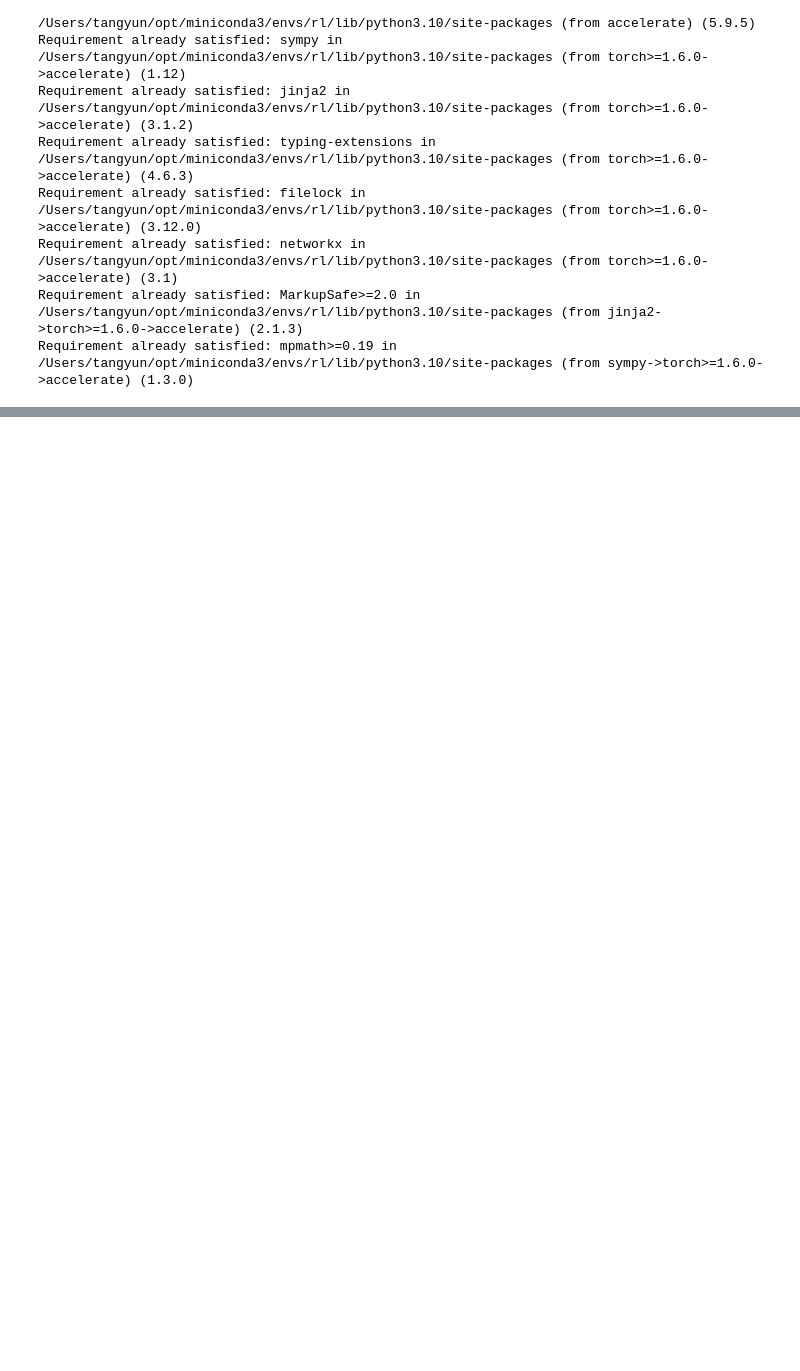
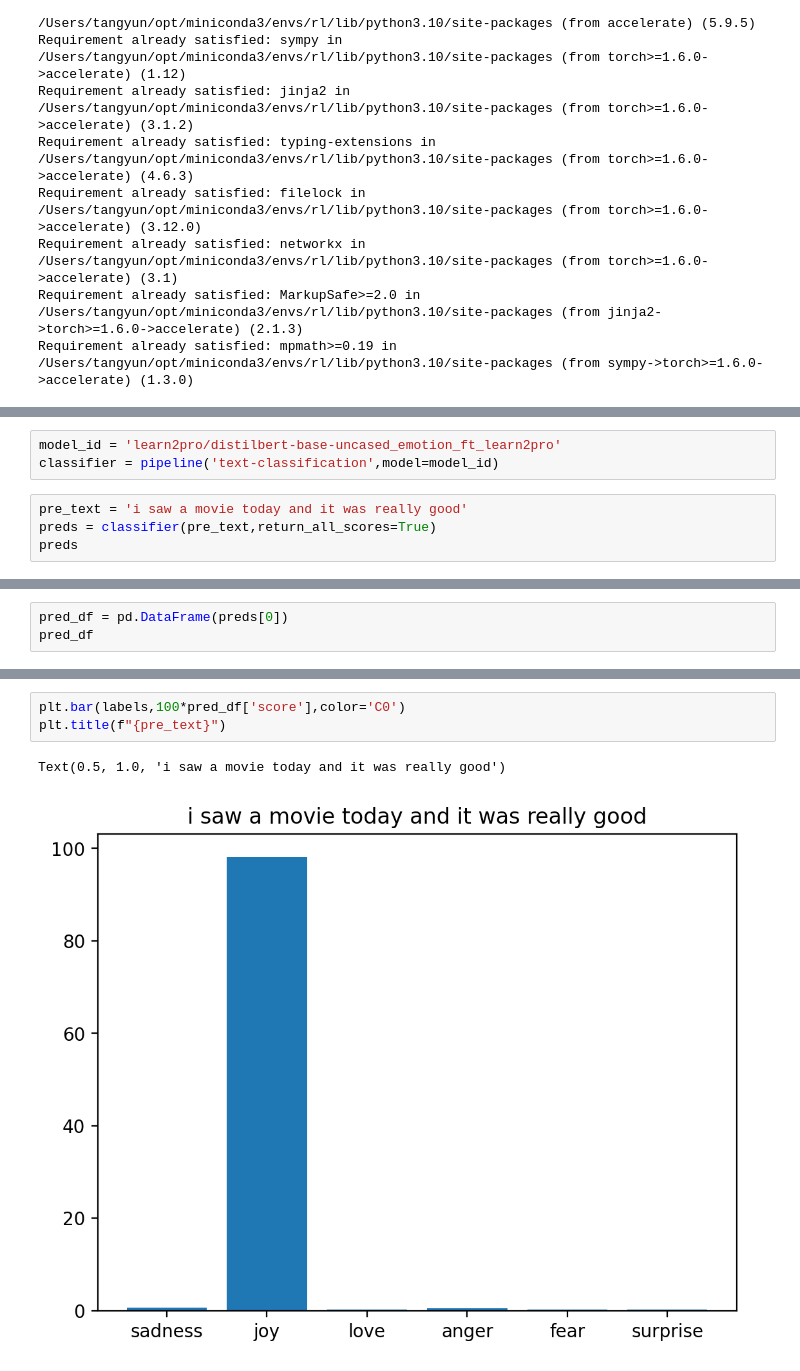
Before and after one commit to learn2Pro/rl_learning, a Jupyter notebook: llm/bert/bert_emotion.ipynb, the cells around one changed output, grey strips where cells are left out. Saved outputs shown, nothing was run; the diff lists cells and outputs as text; blank space fills up the shorter version.

```diff
--- a/llm/bert/bert_emotion.ipynb
+++ b/llm/bert/bert_emotion.ipynb
@@ -398,0 +633,7 @@ ImportError: Using the `Trainer` with `PyTorch` requires `accelerate>=0.20.1`: P
+# %%
+model_id = 'learn2pro/distilbert-base-uncased_emotion_ft_learn2pro'
+classifier = pipeline('text-classification',model=model_id)
+# %%
+pre_text = 'i saw a movie today and it was really good'
+preds = classifier(pre_text,return_all_scores=True)
+preds
@@ -398,0 +656,3 @@ ImportError: Using the `Trainer` with `PyTorch` requires `accelerate>=0.20.1`: P
+# %%
+pred_df = pd.DataFrame(preds[0])
+pred_df
@@ -398,0 +667,6 @@ ImportError: Using the `Trainer` with `PyTorch` requires `accelerate>=0.20.1`: P
+# %%
+plt.bar(labels,100*pred_df['score'],color='C0')
+plt.title(f"{pre_text}")
+# %% [output]
+Text(0.5, 1.0, 'i saw a movie today and it was really good')
+[figure, added]
```
Also changed, not shown: parts of 42 cells of this notebook.
